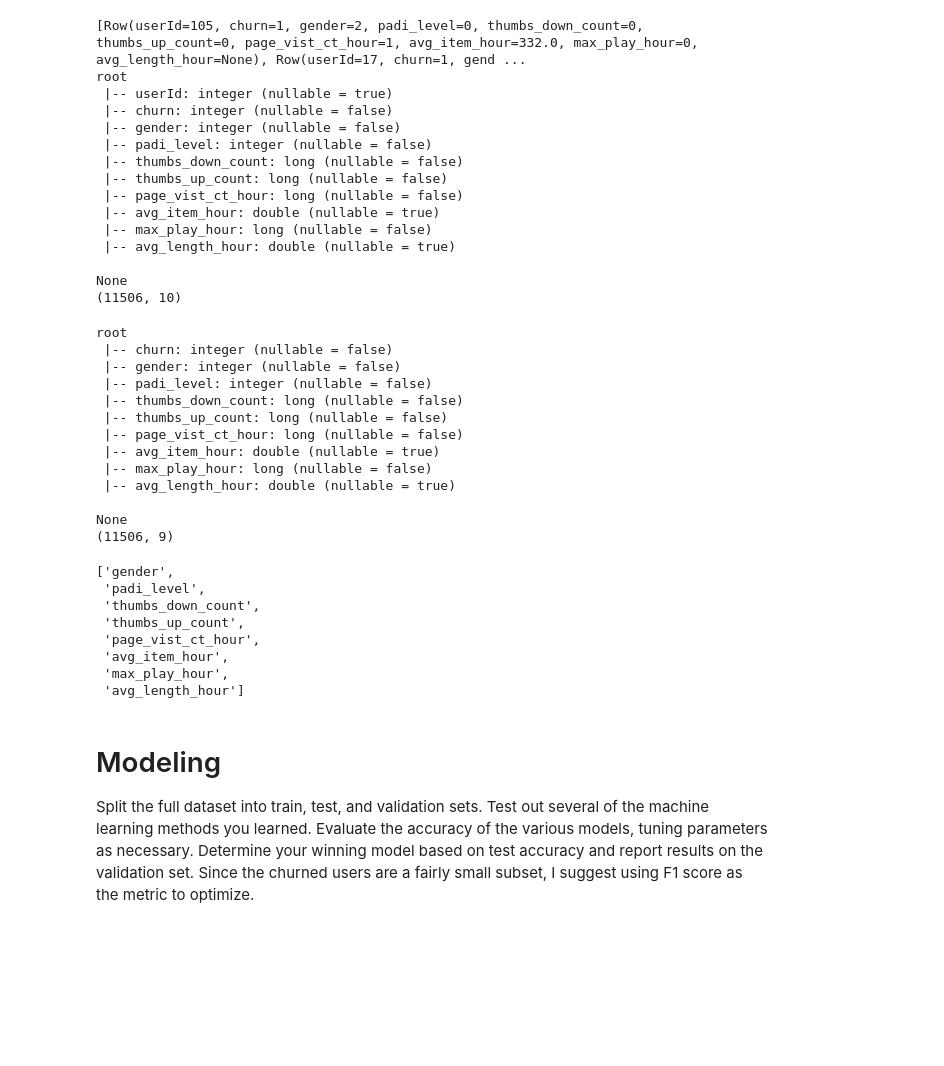
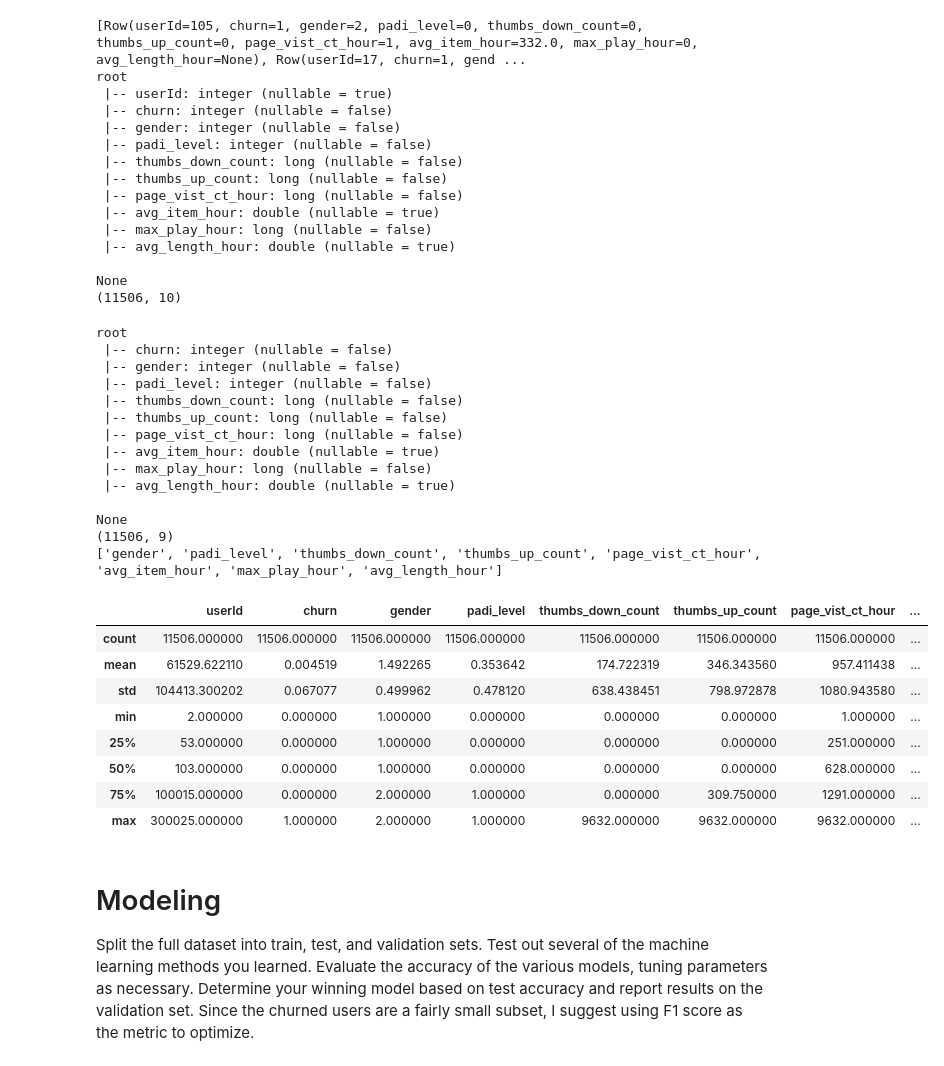
Before and after one commit to Sw-github01/Project-4, a Jupyter notebook: Sparkify.ipynb, the cells around one changed output. Cells and saved outputs as stored; diff of their text form; code cells hidden in the pictures; blank space fills up the shorter version.

```diff
--- a/Sparkify.ipynb
+++ b/Sparkify.ipynb
@@ -662,7 +657,7 @@ Once you've familiarized yourself with the data, build out the features you find
 If you are working in the classroom workspace, you can just extract features based on the small subset of data contained here. Be sure to transfer over this work to the larger dataset when you work on your Spark cluster.
 # %%
 get_hour=spark.udf.register("get_hour", lambda x: int(datetime.datetime.fromtimestamp(x / 1000.0).hour))
-selected_data=spark.sql('''
+full_data=spark.sql('''
             select distinct sq.userId,
                    sq.churn,
                    case when sq.gender= 'M' then 2
@@ -683,10 +678,10 @@ selected_data=spark.sql('''
             )sq
 
            ''' )
-print(selected_data.printSchema())
-selected_df=selected_data.toPandas()
-print(selected_df.head())
-print(selected_df.shape)
+print(full_data.printSchema())
+full_data_df=full_data.toPandas()
+print(full_data_df.head())
+print(full_data_df.shape)
 # %% [output]
 root
  |-- userId: integer (nullable = true)
@@ -727,12 +722,16 @@ root
 None
 (11506, 10)
 # %%
-features_data=selected_data.drop('userId')
-print(features_data.printSchema())
-print((features_data.count(), len(features_data.columns)))
+selected_data=full_data.drop('userId')
+print(selected_data.printSchema())
+print((selected_data.count(), len(selected_data.columns)))
 
-feature_columns = [col for col in features_data.columns if col!='churn']
-feature_columns
+features_data=full_data.drop('userId', 'churn')
+feature_list = features_data.columns[:]
+print(feature_list)
+
+#feature_columns = [col for col in features_data.columns if col!='churn']
+#feature_columns
 # %% [output]
 root
  |-- churn: integer (nullable = false)
@@ -747,11 +746,16 @@ root
 
 None
 (11506, 9)
+['gender', 'padi_level', 'thumbs_down_count', 'thumbs_up_count', 'page_vist_ct_hour', 'avg_item_hour', 'max_play_hour', 'avg_length_hour']
-['gender',
- 'padi_level',
- 'thumbs_down_count',
- 'thumbs_up_count',
- 'page_vist_ct_hour',
- 'avg_item_hour',
- 'max_play_hour',
- 'avg_length_hour']
+# %%
+full_data_df.describe()
+# %% [output]
+|  | userId | churn | gender | padi_level | thumbs_down_count | thumbs_up_count | page_vist_ct_hour | ... |
+| count | 11506.000000 | 11506.000000 | 11506.000000 | 11506.000000 | 11506.000000 | 11506.000000 | 11506.000000 | ... |
+| mean | 61529.622110 | 0.004519 | 1.492265 | 0.353642 | 174.722319 | 346.343560 | 957.411438 | ... |
+| std | 104413.300202 | 0.067077 | 0.499962 | 0.478120 | 638.438451 | 798.972878 | 1080.943580 | ... |
+| min | 2.000000 | 0.000000 | 1.000000 | 0.000000 | 0.000000 | 0.000000 | 1.000000 | ... |
+| 25% | 53.000000 | 0.000000 | 1.000000 | 0.000000 | 0.000000 | 0.000000 | 251.000000 | ... |
+| 50% | 103.000000 | 0.000000 | 1.000000 | 0.000000 | 0.000000 | 0.000000 | 628.000000 | ... |
+| 75% | 100015.000000 | 0.000000 | 2.000000 | 1.000000 | 0.000000 | 309.750000 | 1291.000000 | ... |
+| max | 300025.000000 | 1.000000 | 2.000000 | 1.000000 | 9632.000000 | 9632.000000 | 9632.000000 | ... |
```
Also changed, not shown: parts of 9 cells of this notebook.
